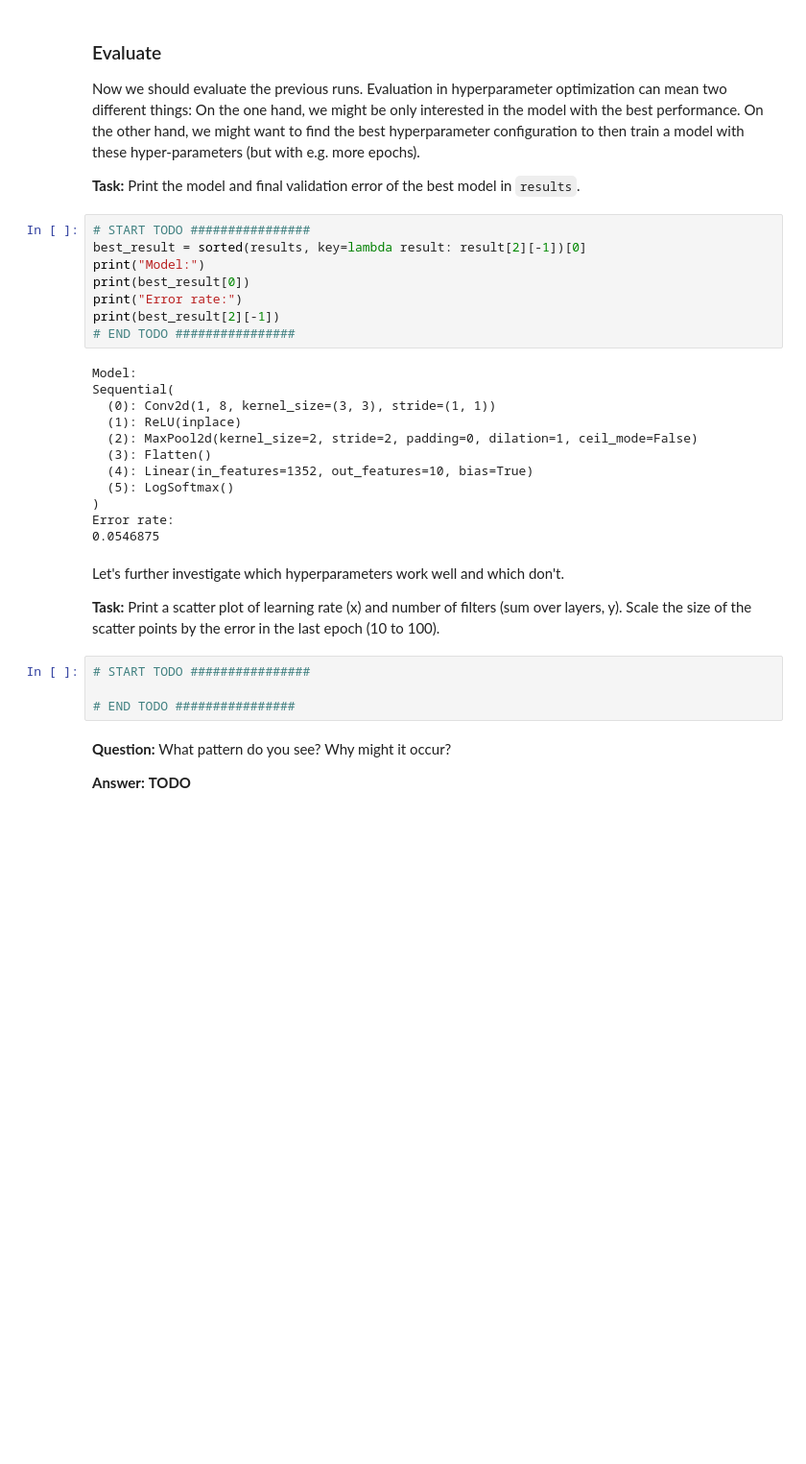
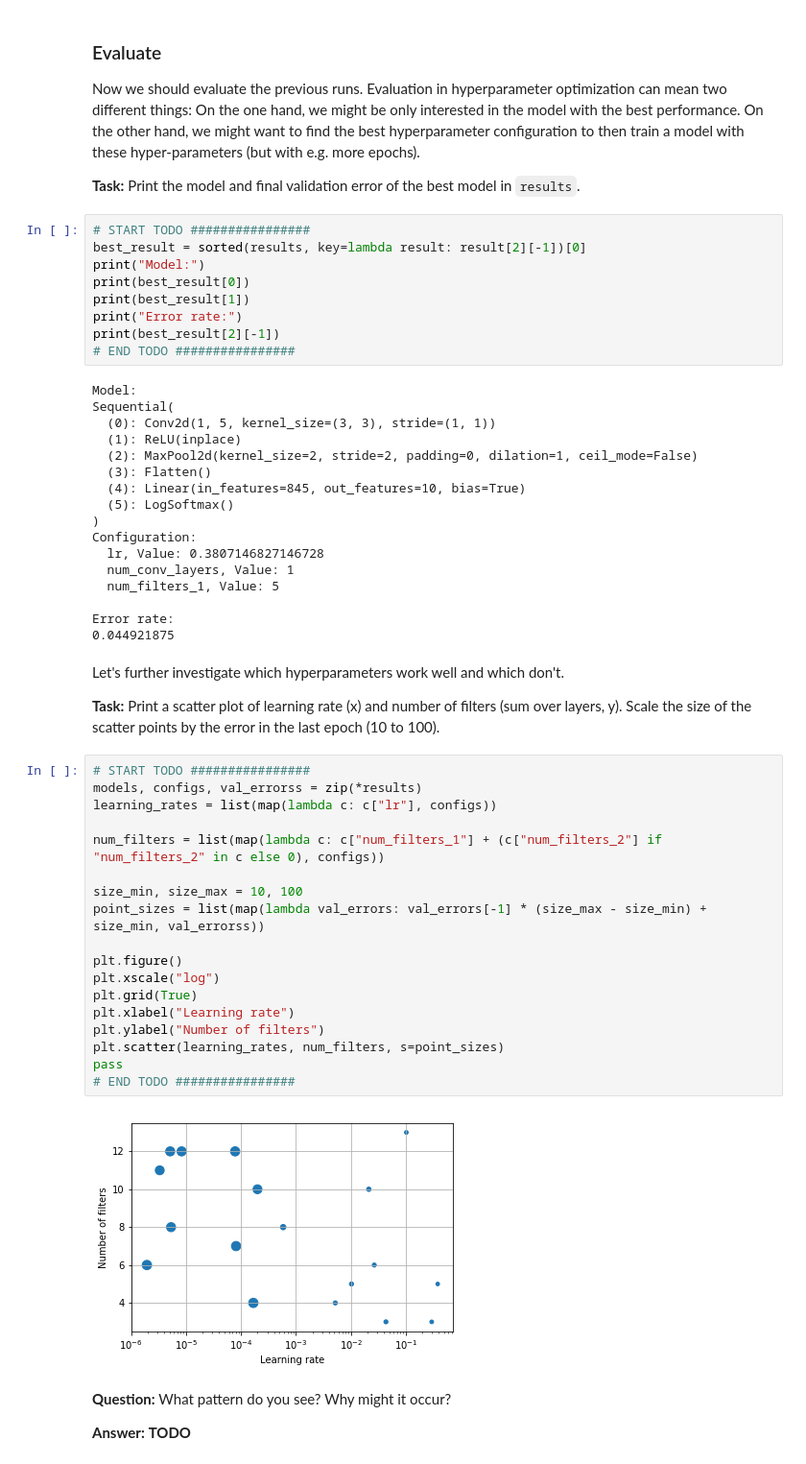
Before and after one commit to bornabesic/deep-learning-exercises, a Jupyter notebook: Exercise 6/exercise06_hpo_bohb.ipynb, the cells around one changed output. Shown at 96% size. Drawn from its saved outputs; the diff is of its cells as text; blank space fills up the shorter version.

```diff
--- a/Exercise 6/exercise06_hpo_bohb.ipynb
+++ b/Exercise 6/exercise06_hpo_bohb.ipynb
@@ -298,29 +298,51 @@ Now we should evaluate the previous runs. Evaluation in hyperparameter optimizat
 best_result = sorted(results, key=lambda result: result[2][-1])[0]
 print("Model:")
 print(best_result[0])
+print(best_result[1])
 print("Error rate:")
 print(best_result[2][-1])
 # END TODO ################
 # %% [output]
 Model:
 Sequential(
-  (0): Conv2d(1, 8, kernel_size=(3, 3), stride=(1, 1))
+  (0): Conv2d(1, 5, kernel_size=(3, 3), stride=(1, 1))
   (1): ReLU(inplace)
   (2): MaxPool2d(kernel_size=2, stride=2, padding=0, dilation=1, ceil_mode=False)
   (3): Flatten()
-  (4): Linear(in_features=1352, out_features=10, bias=True)
+  (4): Linear(in_features=845, out_features=10, bias=True)
   (5): LogSoftmax()
 )
+Configuration:
+  lr, Value: 0.3807146827146728
+  num_conv_layers, Value: 1
+  num_filters_1, Value: 5
+
 Error rate:
-0.0546875
+0.044921875
 # %% [markdown]
 Let's further investigate which hyperparameters work well and which don't.
 
 **Task:** Print a scatter plot of learning rate (x) and number of filters (sum over layers, y). Scale the size of the scatter points by the error in the last epoch (10 to 100).
-# %%
-# START TODO ################
-
-# END TODO ################
+# %%
+# START TODO ################
+models, configs, val_errorss = zip(*results)
+learning_rates = list(map(lambda c: c["lr"], configs))
+
+num_filters = list(map(lambda c: c["num_filters_1"] + (c["num_filters_2"] if "num_filters_2" in c else 0), configs))
+
+size_min, size_max = 10, 100
+point_sizes = list(map(lambda val_errors: val_errors[-1] * (size_max - size_min) + size_min, val_errorss))
+
+plt.figure()
+plt.xscale("log")
+plt.grid(True)
+plt.xlabel("Learning rate")
+plt.ylabel("Number of filters")
+plt.scatter(learning_rates, num_filters, s=point_sizes)
+pass
+# END TODO ################
+# %% [output]
+[figure, added]
 # %% [markdown]
 **Question:** What pattern do you see? Why might it occur?
 
```
Also changed, not shown: parts of 2 cells of this notebook.
